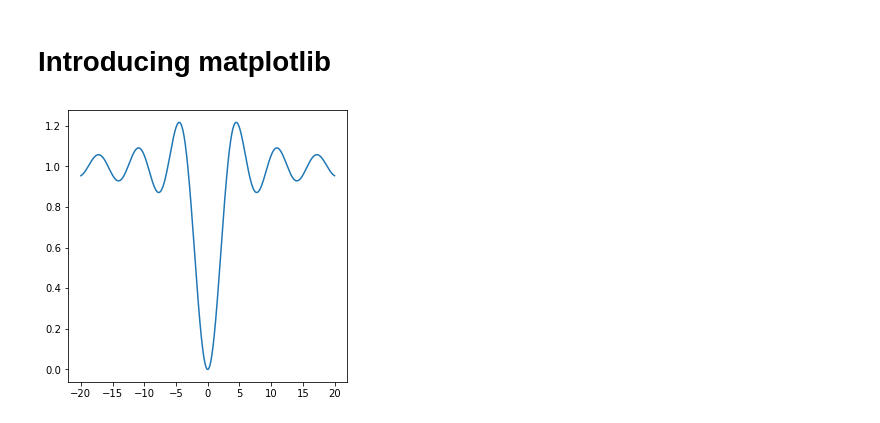
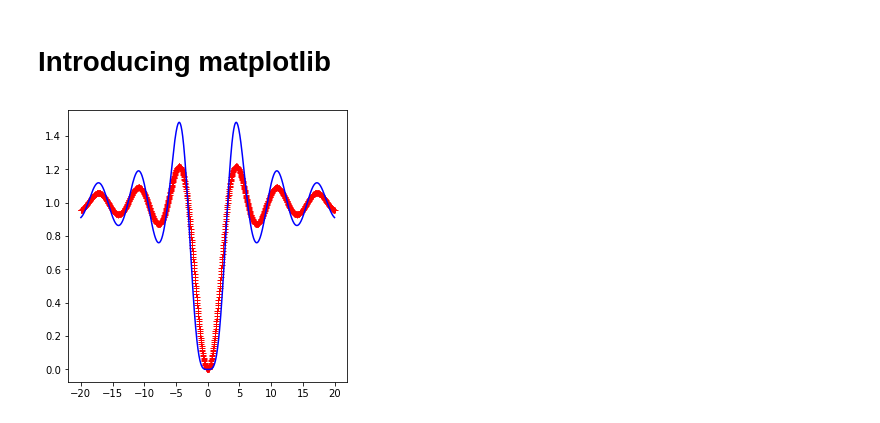
Before and after one commit to sunilsagar/Py-DayToDay, a Jupyter notebook: Module1/B2_24_25Sept/Day1.ipynb, the cells around one changed output. Saved outputs shown, nothing was run; the diff lists cells and outputs as text; code cells hidden in the pictures.

```diff
--- a/Module1/B2_24_25Sept/Day1.ipynb
+++ b/Module1/B2_24_25Sept/Day1.ipynb
@@ -361,7 +361,7 @@ import matplotlib.pyplot as plt
 # %%
 fig, ax = plt.subplots(1,1, figsize=(5,5)) # nrows x ncols
 len(dir(fig)), len(dir(ax)) #220, 640
-ax.plot(x,y)
+ax.plot(x,y,'r+', x, y**2, 'b-')
 fig.savefig("first.png")
 # %% [output]
-[figure, old version]
+[figure, new version]
```
